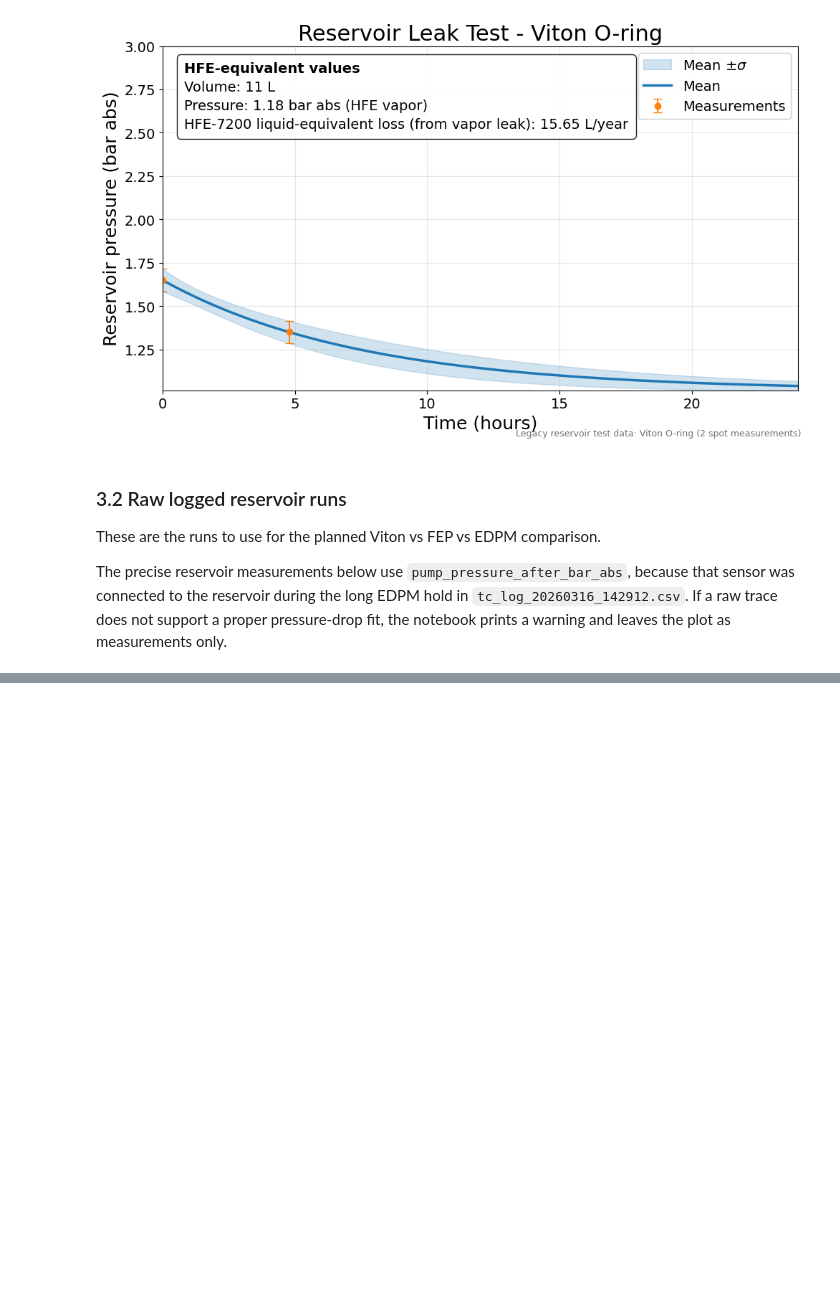
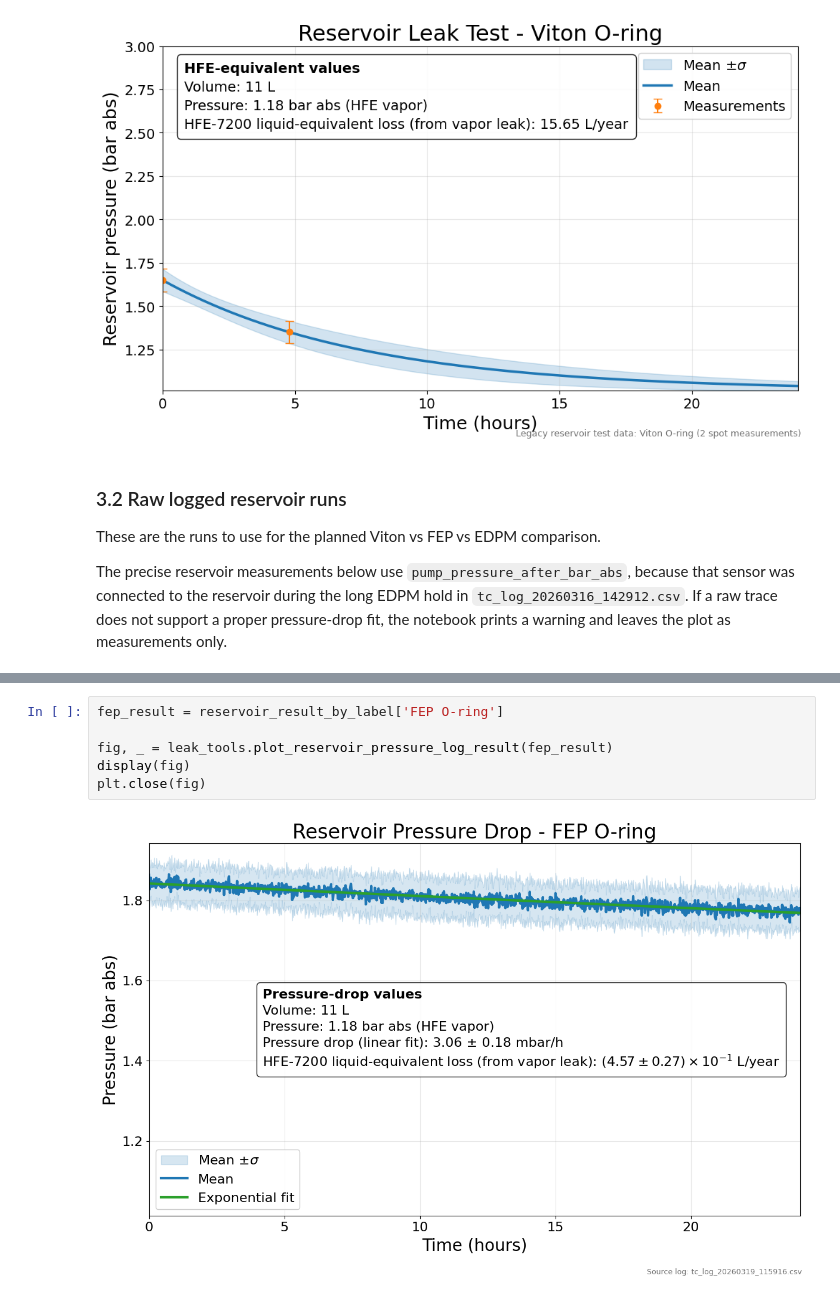
Before and after one commit to Pocar-Lab/hfe-system, a Jupyter notebook: analysis/notebooks/leak_checks.ipynb, the cells around one changed output, grey strips where cells are left out. Drawn from its saved outputs; the diff is of its cells as text; blank space fills up the shorter version.

```diff
--- a/analysis/notebooks/leak_checks.ipynb
+++ b/analysis/notebooks/leak_checks.ipynb
@@ -495 +905,9 @@ plt.close(fig)
+# %%
+fep_result = reservoir_result_by_label['FEP O-ring']
+
+fig, _ = leak_tools.plot_reservoir_pressure_log_result(fep_result)
+display(fig)
+plt.close(fig)
+# %% [output]
+[figure, added]
 # %%
```
Also changed, not shown: parts of 9 cells of this notebook, 12 other files.
